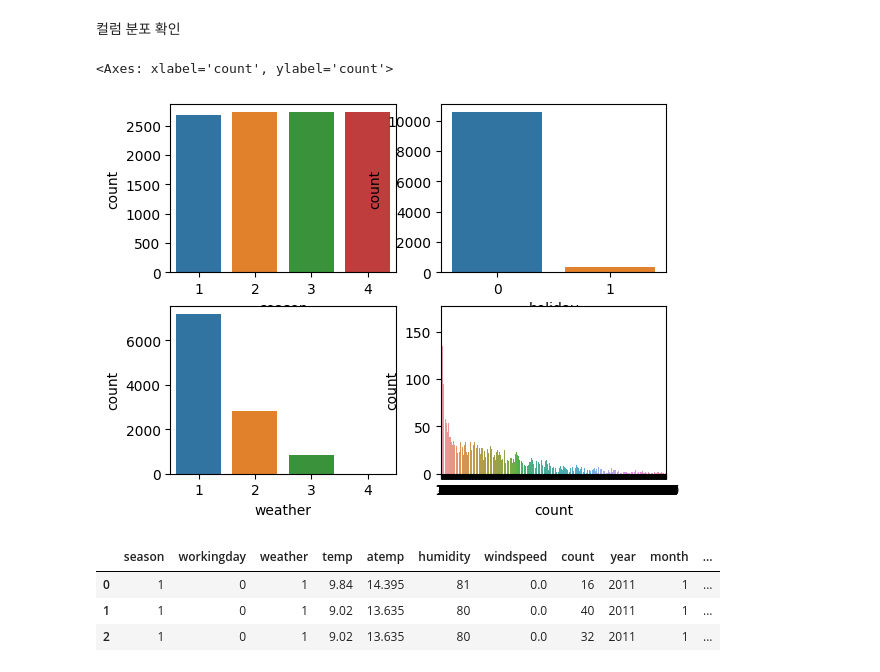
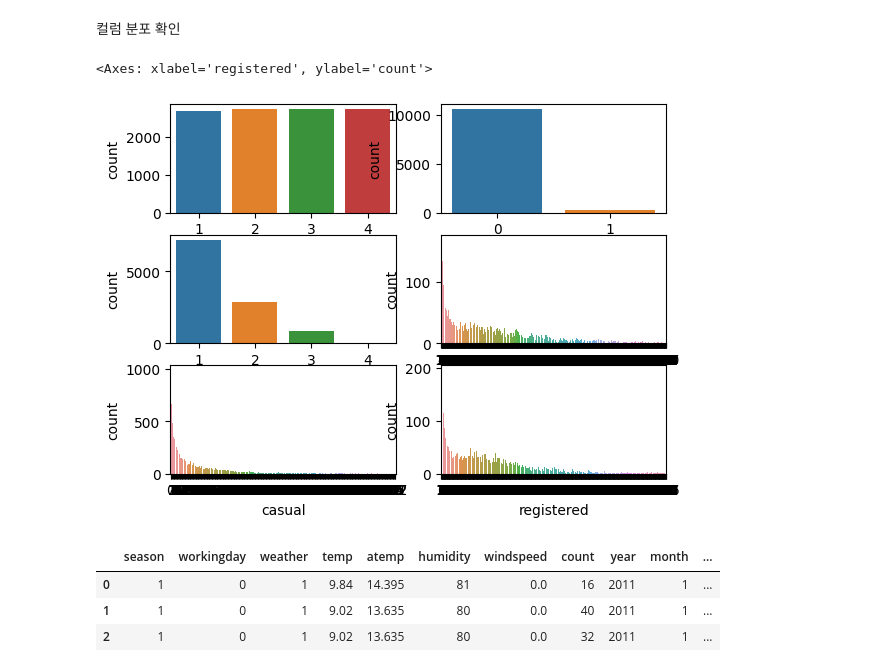
Before and after one commit to knachinen/aiffel_quest, a Jupyter notebook: m3_exploration_01/expl_01_prj_2.ipynb, the cells around one changed output. Saved outputs shown, nothing was run; the diff lists cells and outputs as text; code cells hidden in the pictures.

```diff
--- a/m3_exploration_01/expl_01_prj_2.ipynb
+++ b/m3_exploration_01/expl_01_prj_2.ipynb
@@ -139,12 +139,14 @@ train.head(1)
 # %% [markdown]
 컬럼 분포 확인
 # %%
-fig, ax = plt.subplots(nrows=2, ncols=2)
+fig, ax = plt.subplots(nrows=3, ncols=2)
 sns.countplot(x="season", data=train, ax=ax[0, 0])
 sns.countplot(x="holiday", data=train, ax=ax[0, 1])
 sns.countplot(x="weather", data=train, ax=ax[1, 0])
 sns.countplot(x="count", data=train, ax=ax[1, 1])
+sns.countplot(x="casual", data=train, ax=ax[2, 0])
+sns.countplot(x="registered", data=train, ax=ax[2, 1])
 # %% [output]
-<Axes: xlabel='count', ylabel='count'>
+<Axes: xlabel='registered', ylabel='count'>
-[figure, old version]
+[figure, new version]
 # %%
```
Also changed, not shown: parts of 5 cells of this notebook.
